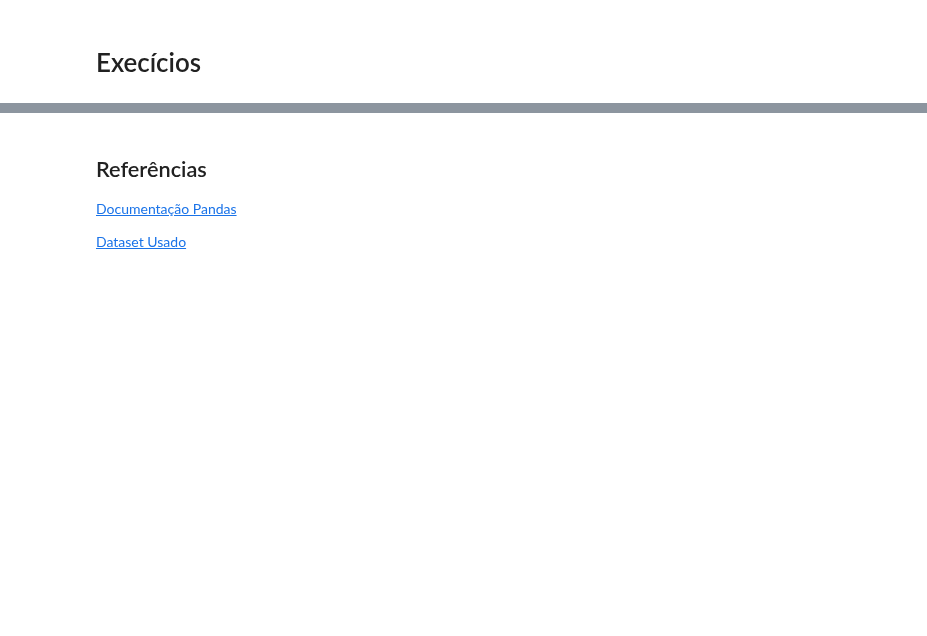
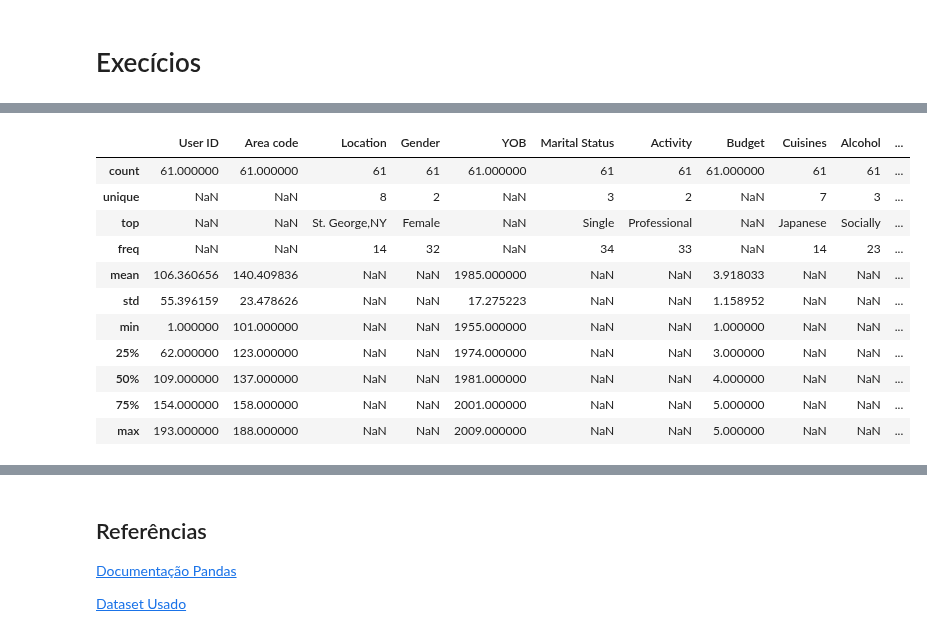
Before and after one commit to allansuzuki/ADA_classes, a Jupyter notebook: DS-PY-Data-Science/DS-PY-018 ANÁLISE EXPLORATÓRIA DE DADOS/Material do Aluno/Aula2_Estatistica_descritiva.ipynb, the cells around one changed output, grey strips where cells are left out. Saved outputs shown, nothing was run; the diff lists cells and outputs as text; code cells hidden in the pictures; blank space fills up the shorter version.

```diff
--- a/DS-PY-Data-Science/DS-PY-018 ANÁLISE EXPLORATÓRIA DE DADOS/Material do Aluno/Aula2_Estatistica_descritiva.ipynb
+++ b/DS-PY-Data-Science/DS-PY-018 ANÁLISE EXPLORATÓRIA DE DADOS/Material do Aluno/Aula2_Estatistica_descritiva.ipynb
@@ -333,0 +343,8 @@ df_rating.describe(include='all')
+# %%
+# definicao de restaurantes melhores avaliados
+# ver os ratings de categoria comida, limpeza e geral
+print(df_rating[['Food Rating','Service Rating','Overall Rating']].describe())
+
+# A media entre os 3 servicos é muito parecida: 3.22
+# Podemos decidir que os melhores serviços são de 3.5 pra cima
+cutoff_rating = 3.5
@@ -333,0 +361,26 @@ df_rating.describe(include='all')
+# %%
+# mask de melhores restaurates
+mask_melhores_restaurantes = df_rating['Overall Rating']>cutoff_rating
+# %%
+# realizar o describe
+df_rating[mask_melhores_restaurantes].describe(include='all')
+
+# Alguns findings:
+# Parece que não é dependente de genero, nem atividade, nem condição financeira.
+# Algo interessante é que a maioria dos clientes que não são recorrentes (Often A S)
+# Pode parecer esquisito, ou não, mas parece que ser fumante pode influenciar um pouco
+# na avaliação
+# Algo interessante de se ver é que os restaurantes japoneses é que são mais bem avaliados
+# %% [output]
+|  | User ID | Area code | Location | Gender | YOB | Marital Status | Activity | Budget | Cuisines | Alcohol | ... |
+| count | 61.000000 | 61.000000 | 61 | 61 | 61.000000 | 61 | 61 | 61.000000 | 61 | 61 | ... |
+| unique | NaN | NaN | 8 | 2 | NaN | 3 | 2 | NaN | 7 | 3 | ... |
+| top | NaN | NaN | St. George,NY | Female | NaN | Single | Professional | NaN | Japanese | Socially | ... |
+| freq | NaN | NaN | 14 | 32 | NaN | 34 | 33 | NaN | 14 | 23 | ... |
+| mean | 106.360656 | 140.409836 | NaN | NaN | 1985.000000 | NaN | NaN | 3.918033 | NaN | NaN | ... |
+| std | 55.396159 | 23.478626 | NaN | NaN | 17.275223 | NaN | NaN | 1.158952 | NaN | NaN | ... |
+| min | 1.000000 | 101.000000 | NaN | NaN | 1955.000000 | NaN | NaN | 1.000000 | NaN | NaN | ... |
+| 25% | 62.000000 | 123.000000 | NaN | NaN | 1974.000000 | NaN | NaN | 3.000000 | NaN | NaN | ... |
+| 50% | 109.000000 | 137.000000 | NaN | NaN | 1981.000000 | NaN | NaN | 4.000000 | NaN | NaN | ... |
+| 75% | 154.000000 | 158.000000 | NaN | NaN | 2001.000000 | NaN | NaN | 5.000000 | NaN | NaN | ... |
+| max | 193.000000 | 188.000000 | NaN | NaN | 2009.000000 | NaN | NaN | 5.000000 | NaN | NaN | ... |
```
Also changed, not shown: parts of 4 cells of this notebook.
